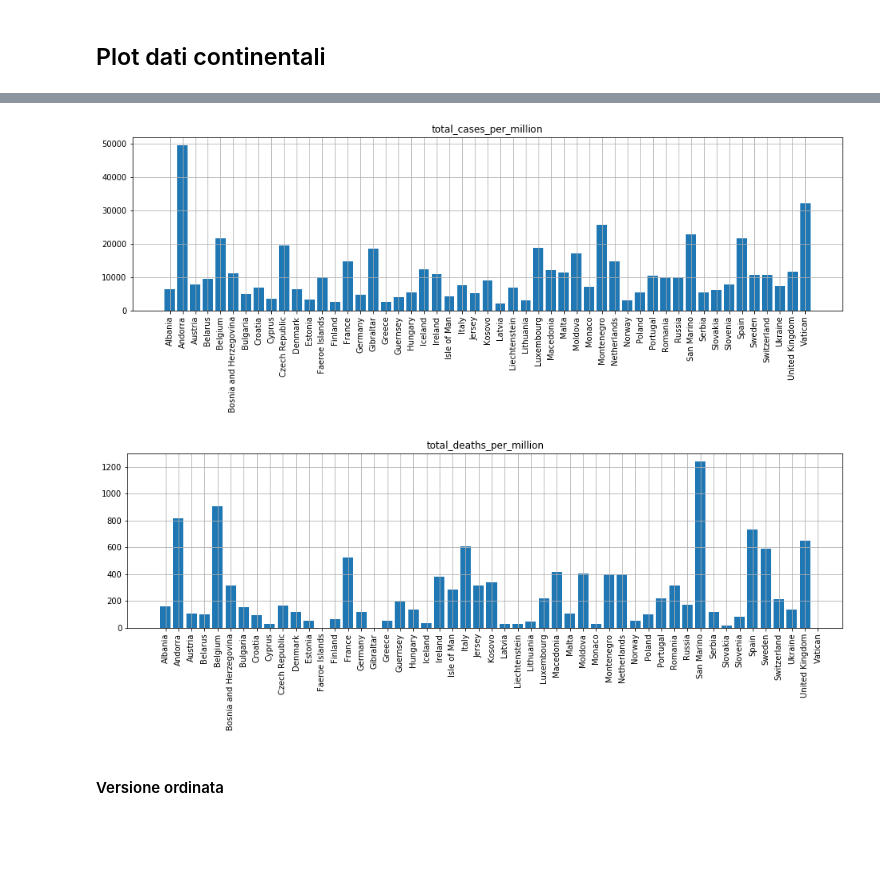
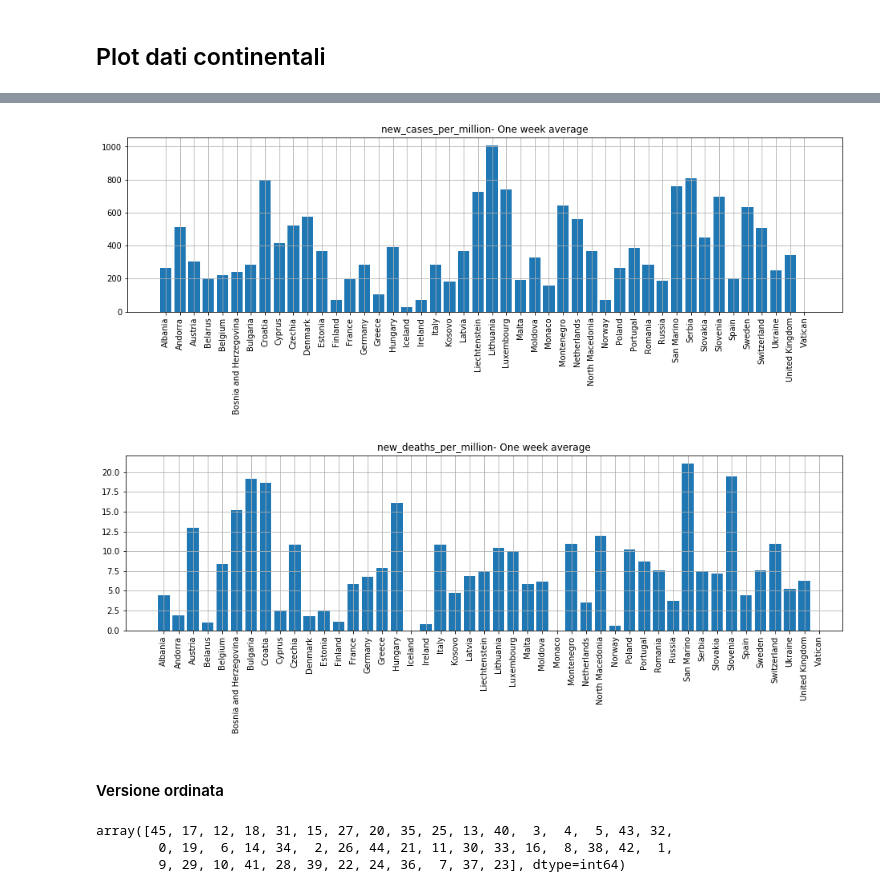
Before and after one commit to taracchi/covid, a Jupyter notebook: international/intl_analisi_infetti.ipynb, the cells around one changed output, grey strips where cells are left out. Drawn from its saved outputs; the diff is of its cells as text; code cells hidden in the pictures; blank space fills up the shorter version.

```diff
--- a/international/intl_analisi_infetti.ipynb
+++ b/international/intl_analisi_infetti.ipynb
@@ -57,12 +57,12 @@ figsize_multi=(16,48)
 #indicatori_selected=['new_cases','total_deaths', 'new_deaths', 'total_cases_per_million',
 #       'new_cases_per_million', 'total_deaths_per_million','new_deaths_per_million']
 
-#indicatori_selected=['new_cases_per_million','new_deaths_per_million']
-indicatori_selected=['total_cases_per_million','total_deaths_per_million']
+indicatori_selected=['new_cases_per_million','new_deaths_per_million']
+#indicatori_selected=['total_cases_per_million','total_deaths_per_million']
 # %%
 for indicatore in indicatori_selected:
 
-    fig,ax=plt.subplots(grid_shape[0],grid_shape[1],sharey=False,figsize=figsize_multi)
+    fig,ax=plt.subplots(grid_shape[0],grid_shape[1],sharey=True,figsize=figsize_multi)
     fig.suptitle(indicatore, y=1.02,fontsize=25)
     fig.tight_layout(pad=2.0)
 
@@ -83,15 +83,24 @@ for indicatore in indicatori_selected:
 # %%
 for indicatore in indicatori_selected:
-    valori=[trend[indicatore][naz][-1] for naz in continent_nations[continente]]
+    #valori=[trend[indicatore][naz][-1] for naz in continent_nations[continente]]
+    valori=[np.mean(trend[indicatore][naz][-7:]) for naz in continent_nations[continente]]
+    valori=np.array(valori)
     plt.figure(figsize=(16,4))
-    plt.title(indicatore)
+    plt.title(indicatore+'- One week average')
     plt.bar(range(len(valori)),valori)
     plt.xticks(range(len(valori)),continent_nations[continente],rotation=90)
     plt.grid()
     plt.show()
 # %% [output]
-[figure, old version]
+[figure, new version]
-[figure, old version]
+[figure, new version]
 # %% [markdown]
 #### Versione ordinata
+# %%
+ordine=np.argsort(valori)
+ordine
+# %% [output]
+array([45, 17, 12, 18, 31, 15, 27, 20, 35, 25, 13, 40,  3,  4,  5, 43, 32,
+        0, 19,  6, 14, 34,  2, 26, 44, 21, 11, 30, 33, 16,  8, 38, 42,  1,
+        9, 29, 10, 41, 28, 39, 22, 24, 36,  7, 37, 23], dtype=int64)
 # %%
```
Also changed, not shown: parts of 3 cells of this notebook, 16 other files.
